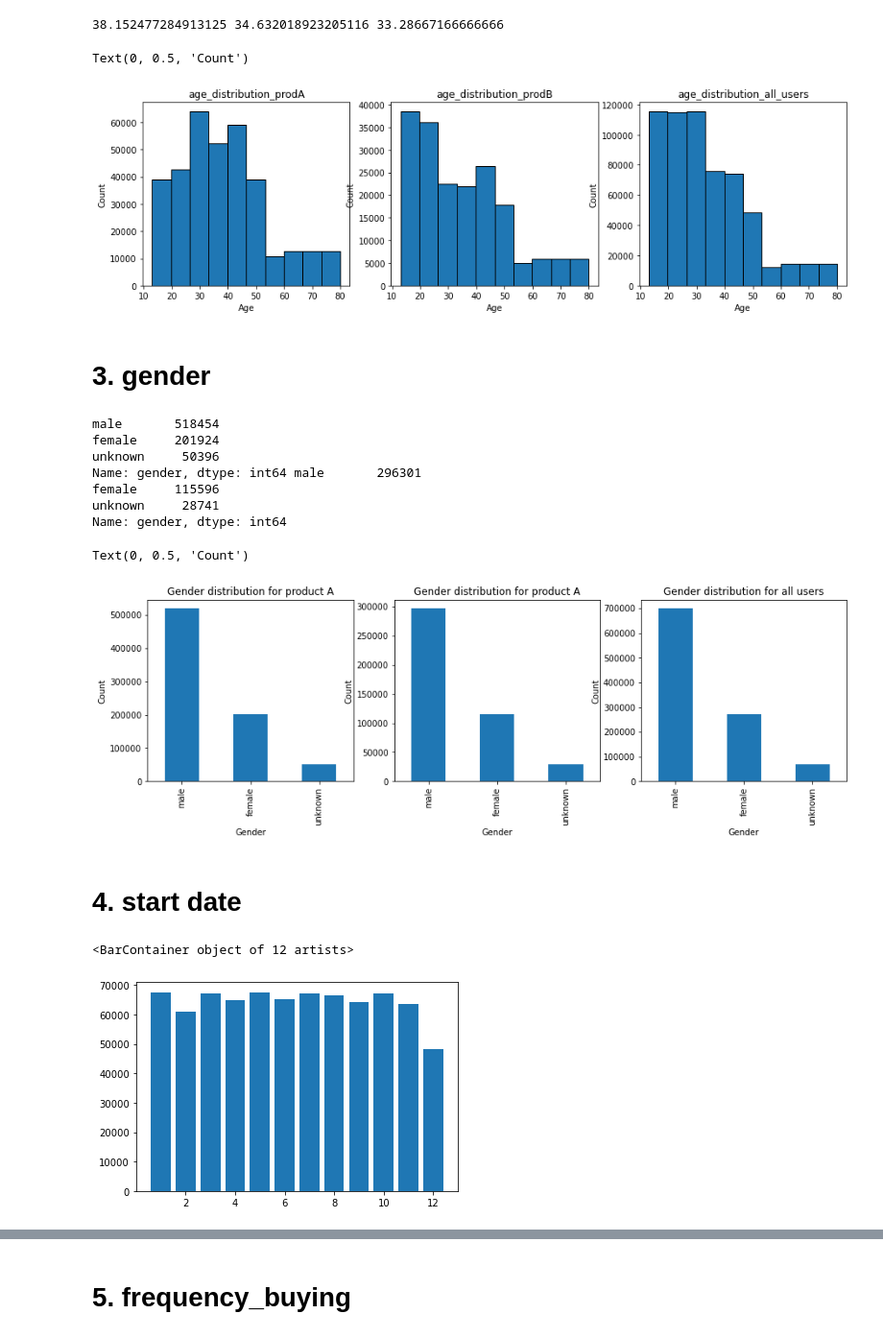
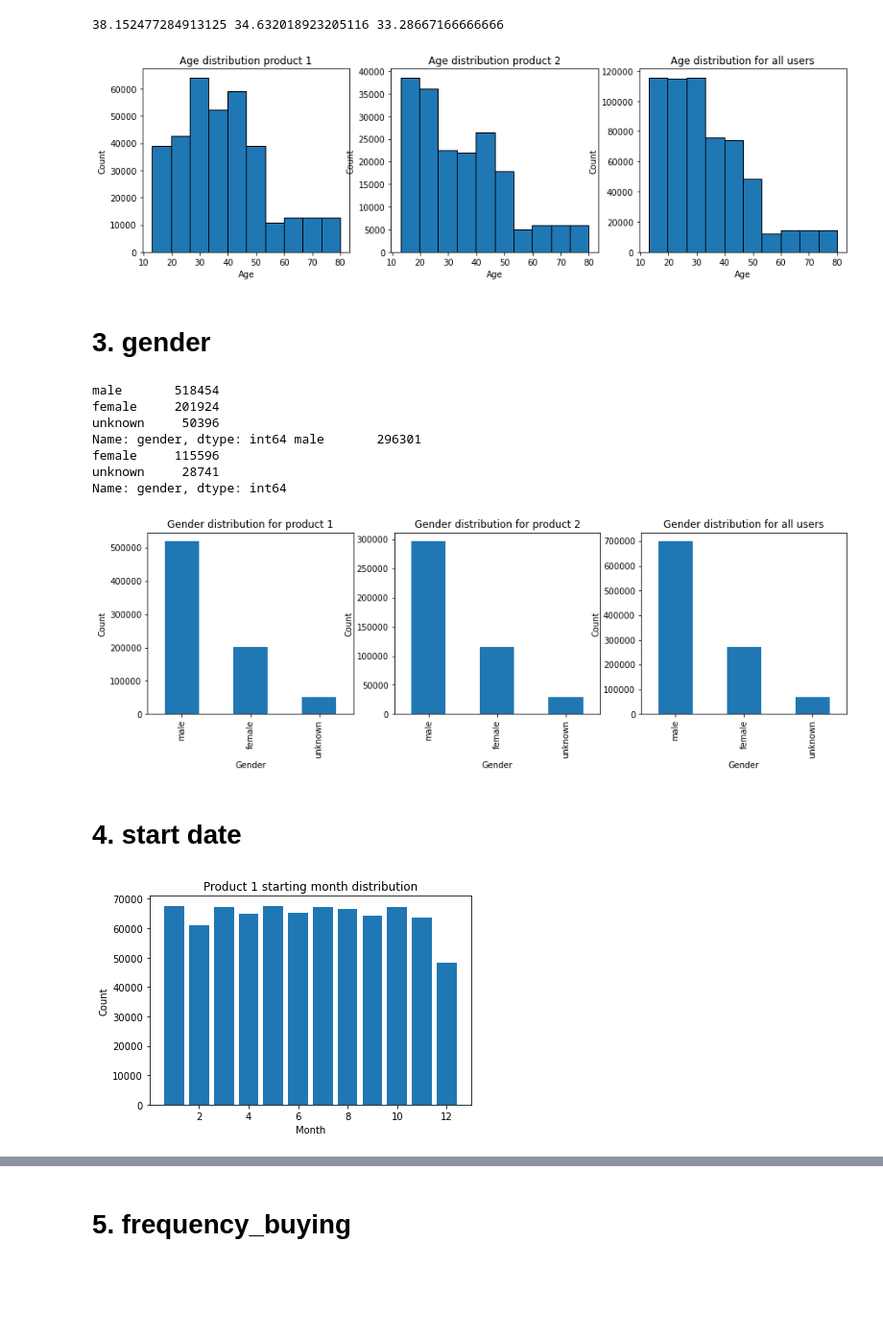
Before and after one commit to geofot96/facebook_analytics_academy_2020, a Jupyter notebook: george/Q2.ipynb, the cells around one changed output, grey strips where cells are left out. Shown at 96% size. Saved outputs shown, nothing was run; the diff lists cells and outputs as text; code cells hidden in the pictures; blank space fills up the shorter version.

Commit message:
improved plots

```diff
--- a/george/Q2.ipynb
+++ b/george/Q2.ipynb
@@ -162,18 +206,18 @@ print(age1.describe()['age']['mean'], age2.describe()['age']['mean'], age.descri
 38.152477284913125 34.632018923205116 33.28667166666666
 # %%
 fig, axs = plt.subplots(1, 3, figsize=(15,4))
-ax = age1['age'].plot(ax=axs[0], kind='hist', edgecolor="k", title='age_distribution_prodA')
+ax = age1['age'].plot(ax=axs[0], kind='hist', edgecolor="k", title='Age distribution product 1')
 ax.set_xlabel("Age")
 ax.set_ylabel("Count")
-ax = age2['age'].plot(ax=axs[1], kind='hist', edgecolor="k", title='age_distribution_prodB')
+ax = age2['age'].plot(ax=axs[1], kind='hist', edgecolor="k", title='Age distribution product 2')
 ax.set_xlabel("Age")
 ax.set_ylabel("Count")
-ax = age['age'].plot(ax=axs[2], kind='hist',edgecolor="k", title='age_distribution_all_users')
+ax = age['age'].plot(ax=axs[2], kind='hist',edgecolor="k", title='Age distribution for all users')
 ax.set_xlabel("Age")
 ax.set_ylabel("Count")
+fig.savefig("./plots/comp_age_dist.png")
 # %% [output]
-Text(0, 0.5, 'Count')
-[figure, old version]
+[figure, new version]
 # %% [markdown]
 # 3. gender
 # %%
@@ -182,15 +226,16 @@ genderB = product2['gender'].value_counts()
 gender_all = merged['gender'].value_counts()
 print(genderA, genderB)
 fig2, axs2 = plt.subplots(1, 3, figsize=(15,4))
-ax = genderA.plot(ax=axs2[0], kind='bar', title='Gender distribution for product A')
+ax = genderA.plot(ax=axs2[0], kind='bar', title='Gender distribution for product 1')
 ax.set_xlabel("Gender")
 ax.set_ylabel("Count")
-ax = genderB.plot(ax=axs2[1], kind='bar', title='Gender distribution for product A')
+ax = genderB.plot(ax=axs2[1], kind='bar', title='Gender distribution for product 2')
 ax.set_xlabel("Gender")
 ax.set_ylabel("Count")
 ax = gender_all.plot(ax=axs2[2],kind='bar', title='Gender distribution for all users')
 ax.set_xlabel("Gender")
 ax.set_ylabel("Count")
+fig2.savefig("./plots/comp_gender_dist.png")
 # %% [output]
 male       518454
 female     201924
@@ -199,15 +244,18 @@ Name: gender, dtype: int64 male       296301
 female     115596
 unknown     28741
 Name: gender, dtype: int64
-Text(0, 0.5, 'Count')
 [figure]
 # %% [markdown]
 # 4. start date
 # %%
 dateA = product1["start_date"].value_counts()
 date_monthA = pd.DatetimeIndex(product1['start_date']).month.value_counts()
 date_dayA = pd.DatetimeIndex(product1['start_date']).day.value_counts()
-plt.bar(date_monthA.keys(), date_monthA.tolist())
+fig, ax = plt.subplots()
+ax.bar(date_monthA.keys(), date_monthA.tolist())
+ax.set_xlabel("Month")
+ax.set_ylabel("Count")
+ax.set_title("Product 1 starting month distribution")
+fig.savefig("./plots/month_dist_1.png")
 # %% [output]
-<BarContainer object of 12 artists>
-[figure, old version]
+[figure, new version]
```
Also changed, not shown: parts of 21 cells of this notebook, 21 other files.
